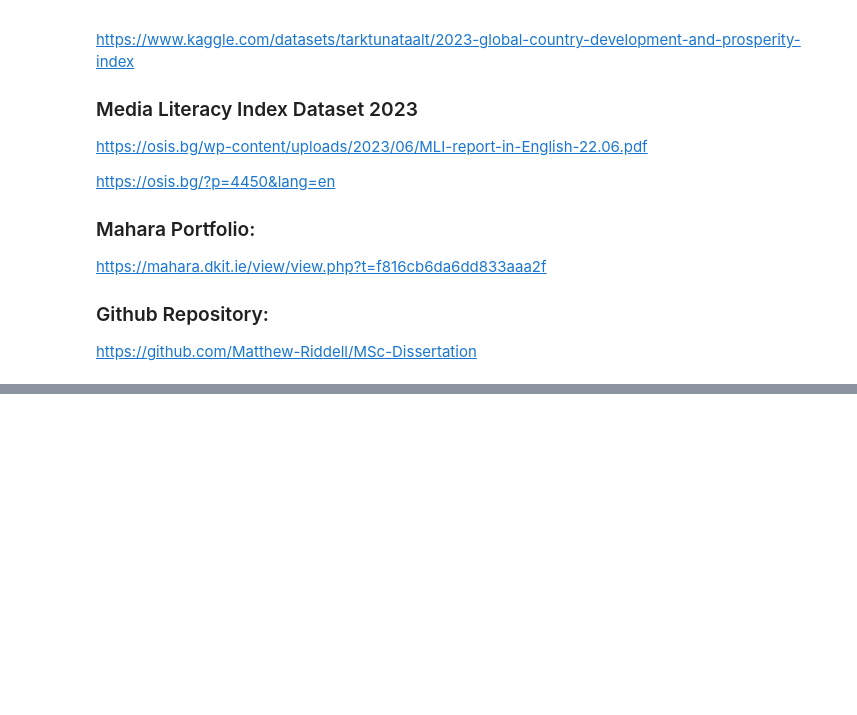
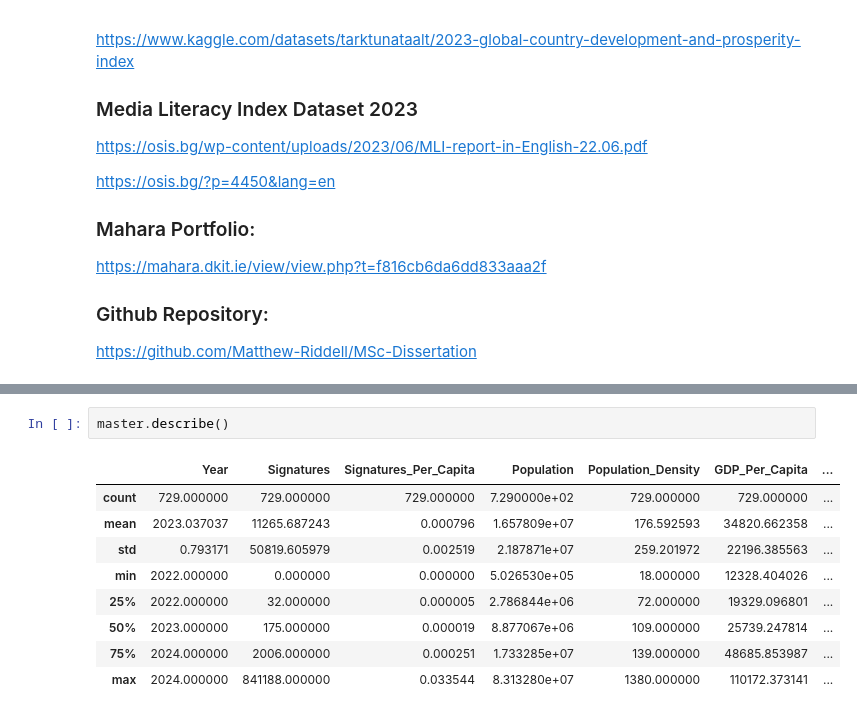
Before and after one commit to Matthew-Riddell/MSc-Dissertation, a Jupyter notebook: notebooks/06-extra-data-exploration.ipynb, the cells around one changed output, grey strips where cells are left out. Drawn from its saved outputs; the diff is of its cells as text; blank space fills up the shorter version.

```diff
--- a/notebooks/06-extra-data-exploration.ipynb
+++ b/notebooks/06-extra-data-exploration.ipynb
@@ -65,0 +109,12 @@ https://github.com/Matthew-Riddell/MSc-Dissertation
+# %%
+master.describe()
+# %% [output]
+|  | Year | Signatures | Signatures_Per_Capita | Population | Population_Density | GDP_Per_Capita | ... |
+| count | 729.000000 | 729.000000 | 729.000000 | 7.290000e+02 | 729.000000 | 729.000000 | ... |
+| mean | 2023.037037 | 11265.687243 | 0.000796 | 1.657809e+07 | 176.592593 | 34820.662358 | ... |
+| std | 0.793171 | 50819.605979 | 0.002519 | 2.187871e+07 | 259.201972 | 22196.385563 | ... |
+| min | 2022.000000 | 0.000000 | 0.000000 | 5.026530e+05 | 18.000000 | 12328.404026 | ... |
+| 25% | 2022.000000 | 32.000000 | 0.000005 | 2.786844e+06 | 72.000000 | 19329.096801 | ... |
+| 50% | 2023.000000 | 175.000000 | 0.000019 | 8.877067e+06 | 109.000000 | 25739.247814 | ... |
+| 75% | 2024.000000 | 2006.000000 | 0.000251 | 1.733285e+07 | 139.000000 | 48685.853987 | ... |
+| max | 2024.000000 | 841188.000000 | 0.033544 | 8.313280e+07 | 1380.000000 | 110172.373141 | ... |
```
Also changed, not shown: parts of 11 cells of this notebook.
